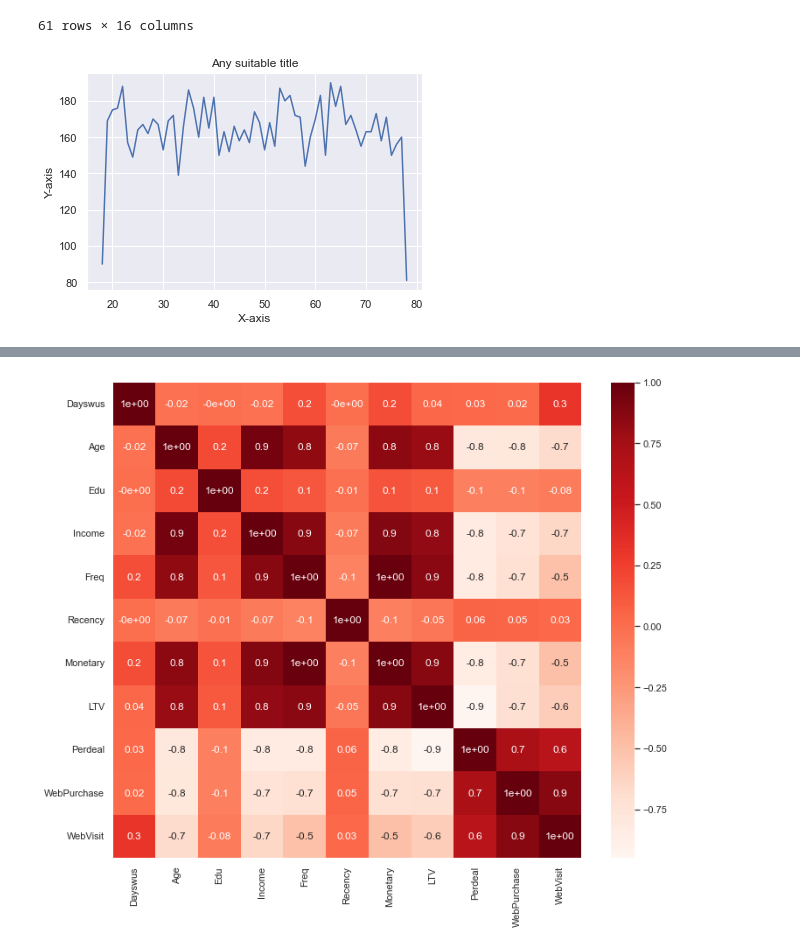
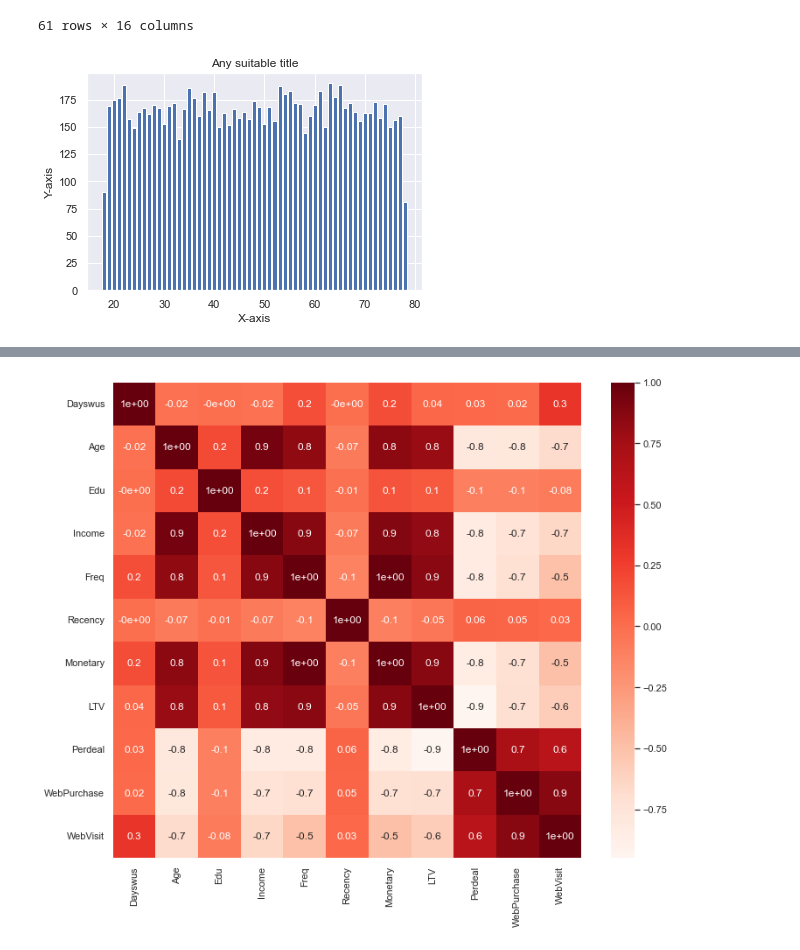
Before and after one commit to diogobulhosa/BC1, a Jupyter notebook: scripts/kmeans_analysis_product.ipynb, the cells around one changed output, grey strips where cells are left out. Saved outputs shown, nothing was run; the diff lists cells and outputs as text; code cells hidden in the pictures.

```diff
--- a/scripts/kmeans_analysis_product.ipynb
+++ b/scripts/kmeans_analysis_product.ipynb
@@ -34,13 +34,13 @@ agedf
 | 78.0 | 81 | 81 | 81 | 81 | 81 | 81 | 81 | 81 | 81 | 81 | 81 | ... |
 61 rows × 16 columns
 # %%
-plt.plot(agedf.index, agedf['Dayswus'])
+plt.bar(agedf.index, agedf['Dayswus'])
 plt.xlabel("X-axis")  # add X-axis label
 plt.ylabel("Y-axis")  # add Y-axis label
 plt.title("Any suitable title")  # add title
 plt.show()
 # %% [output]
-[figure, old version]
+[figure, new version]
 # %%
 client_features = ['Dayswus', 'Age', 'Edu', 'Income', 'Freq', 'Recency', 'Monetary', 'LTV',
        'Perdeal', 'WebPurchase', 'WebVisit']
```
Also changed, not shown: parts of 15 cells of this notebook.
